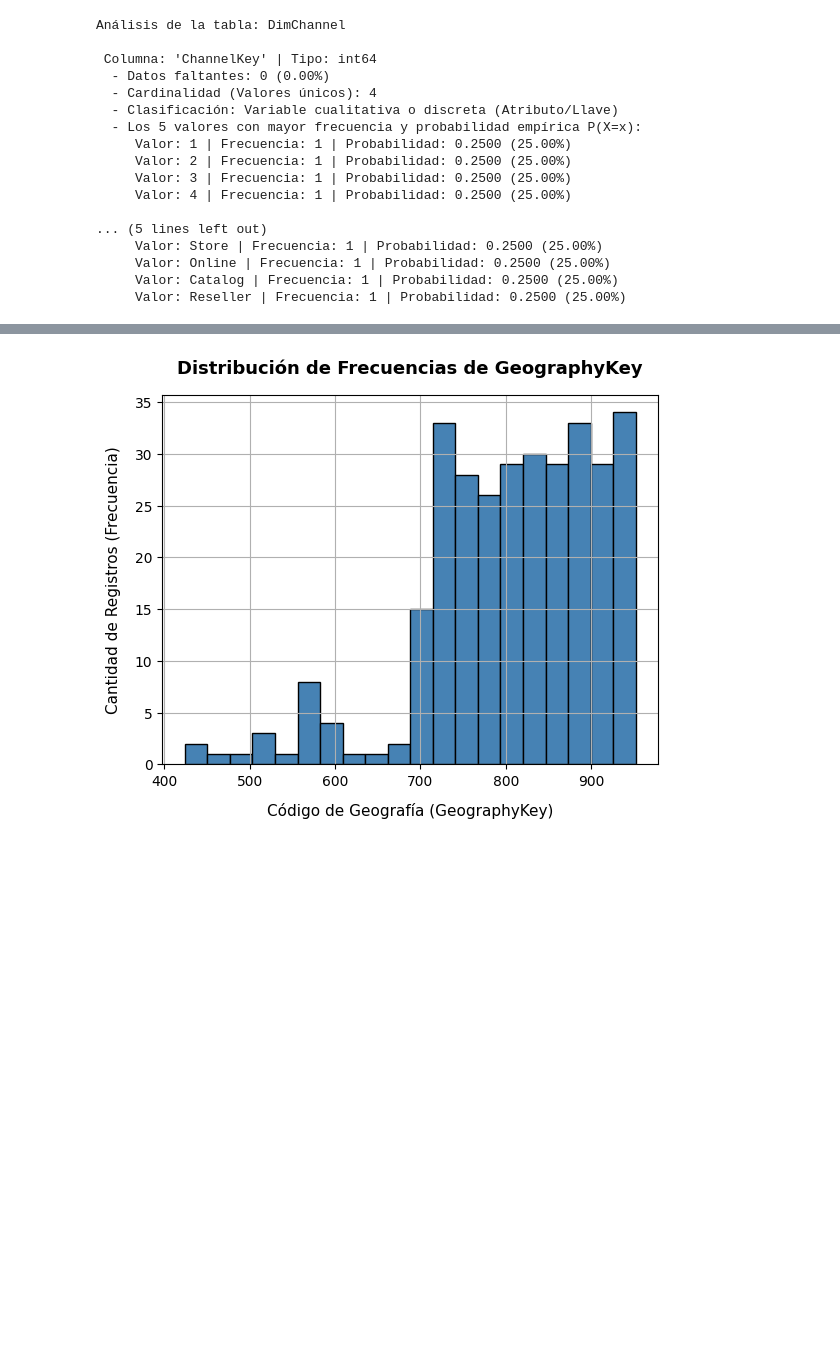
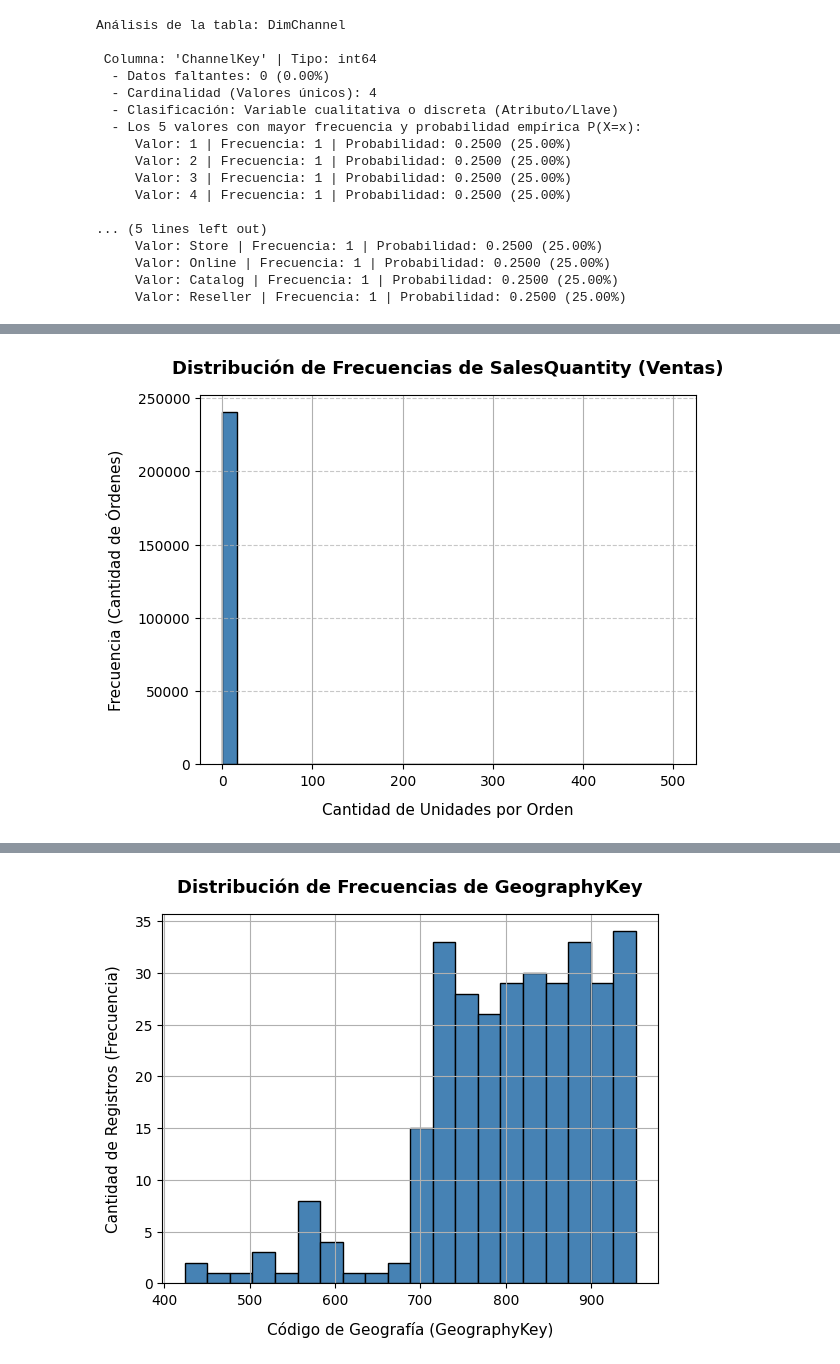
Before and after one commit to DarkLyng/Proyecto_Modelos, a Jupyter notebook: Proyecto_Modelos_.ipynb, the cells around one changed output, grey strips where cells are left out. Saved outputs shown, nothing was run; the diff lists cells and outputs as text; code cells hidden in the pictures; blank space fills up the shorter version.

```diff
--- a/Proyecto_Modelos_.ipynb
+++ b/Proyecto_Modelos_.ipynb
@@ -304,2 +304,14 @@ Análisis de la tabla: FactSales
   - Rango intercuartílico (RIC): 0.0000
   - Límites para outliers: [0.00 , 0.00]
+# %%
+# 1. Histograma de Ventas
+tablas[7]["SalesQuantity"].hist(bins=30, color='steelblue', edgecolor='black', range=(0, 100))
+
+plt.title("Distribución de Frecuencias de SalesQuantity (Ventas)", fontsize=13, fontweight='bold', pad=15)
+plt.xlabel("Cantidad de Unidades por Orden", fontsize=11, labelpad=10)
+plt.ylabel("Frecuencia (Cantidad de Órdenes)", fontsize=11, labelpad=10)
+plt.grid(axis='y', linestyle='--', alpha=0.7)
+
+plt.show()
+# %% [output]
+[figure, added]
```
Also changed, not shown: parts of 19 cells of this notebook.
